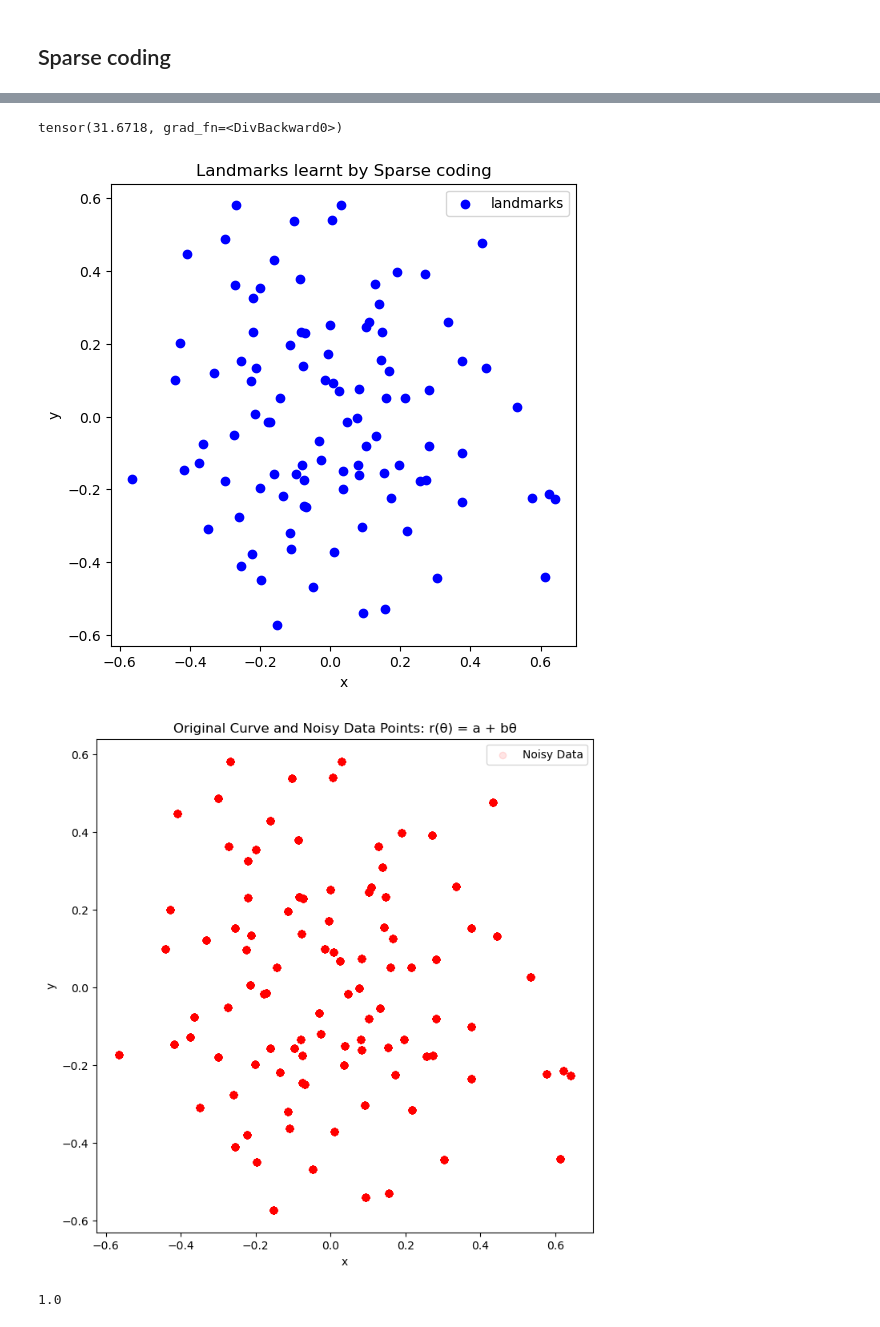
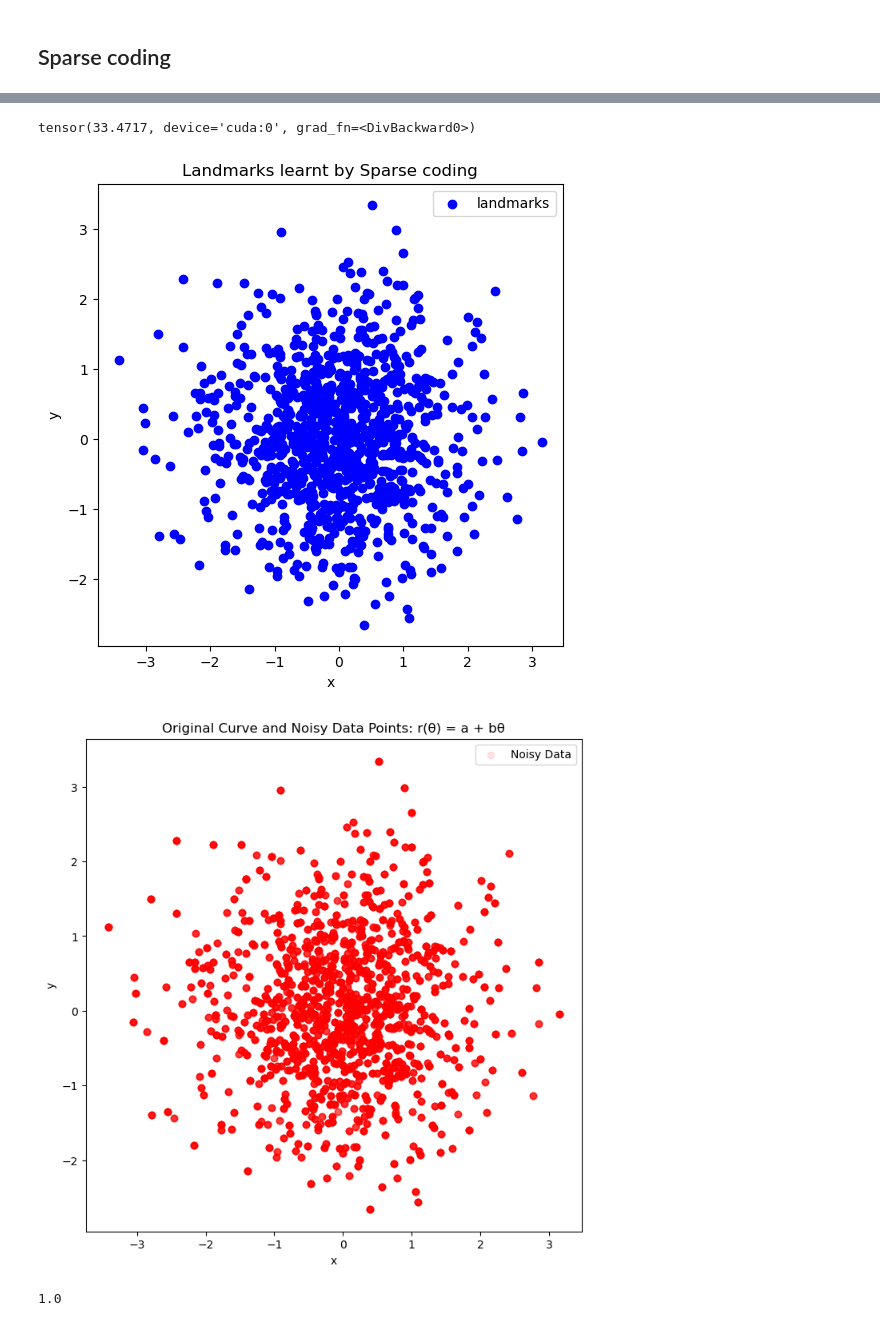
Before and after one commit to derek1909/SignalSpace-WarmUp, a Jupyter notebook: warmup.ipynb, the cells around one changed output, grey strips where cells are left out. Saved outputs shown, nothing was run; the diff lists cells and outputs as text; code cells hidden in the pictures.

Commit message:
optimize for cuda

```diff
--- a/warmup.ipynb
+++ b/warmup.ipynb
@@ -32,8 +33,8 @@ import torch.optim as optim
 class SparseCoding():
     def __init__(self, data_size, activ_dim, basisfunc_num, sparsity_level):
         super(SparseCoding, self).__init__()
-        self.Basis = torch.randn(basisfunc_num, activ_dim, requires_grad=True)
-        self.Activ = torch.randn(data_size, basisfunc_num, requires_grad=True)
+        self.Basis = torch.randn(basisfunc_num, activ_dim, requires_grad=True, device = device)
+        self.Activ = torch.randn(data_size, basisfunc_num, requires_grad=True, device = device)
         self.sparsity_level = sparsity_level
 
     def loss(self,data):
@@ -58,7 +59,7 @@ class SparseCoding():
         plt.figure(figsize=[6, 6])
 
         # Detach the tensor before converting to numpy
-        basis_np = self.Basis.detach().numpy()
+        basis_np = self.Basis.detach().cpu().numpy()
 
         # plot dictionary elements
         ax = plt.subplot(111)
@@ -74,9 +75,9 @@ class SparseCoding():
         plt.show()
 
 
-data_tensor = torch.tensor(data, dtype=torch.float)
+data_tensor = torch.tensor(data, dtype=torch.float,device = device)
 # Create an instance of SparseCoding model
-model = SparseCoding(data_size=data_tensor.shape[0], activ_dim=data_tensor.shape[1], basisfunc_num=100, sparsity_level=0)
+model = SparseCoding(data_size=data_tensor.shape[0], activ_dim=data_tensor.shape[1], basisfunc_num=1000, sparsity_level=0)
 # %%
 # Define optimizer
 optimizer = optim.Adam([model.Activ, model.Basis], lr=0.01)
@@ -138,38 +139,38 @@ print(model.loss(data_tensor))
 # sum_squared_error = torch.sum(squared_error)
 
 # # Compute the number of samples
 # num_samples = data.shape[0]
 
 # return sum_squared_error/num_samples
-Bas = model.Basis.detach()
-Act = model.Activ.detach()
+Bas = model.Basis.detach().cpu()
+Act = model.Activ.detach().cpu()
 
 recon = Act @ Bas
 # Plotting in polar coordinates
 
 # Original curve label='Original Curve', color='blue')
 model.plot_basis()
 
 plt.figure(figsize=[8, 8])
 
 # Noisy data points
 ax = plt.subplot(111)
 ax.scatter(recon[:, 0], recon[:, 1], label='Noisy Data', color='red', alpha=0.1)
 
 # Setting the title and labels
 ax.set_title("Original Curve and Noisy Data Points: r(θ) = a + bθ")
 ax.set_xlabel("x")
 ax.set_ylabel("y")
 ax.legend()
 plt.show()
 
 # Show the plot
 
 print(np.linalg.norm(Act[0,:]))
 # %% [output]
-tensor(31.6718, grad_fn=<DivBackward0>)
+tensor(33.4717, device='cuda:0', grad_fn=<DivBackward0>)
-[figure, old version]
+[figure, new version]
-[figure, old version]
+[figure, new version]
 1.0
 # %%
 idx = 2034
```
Also changed, not shown: parts of 4 cells of this notebook.
